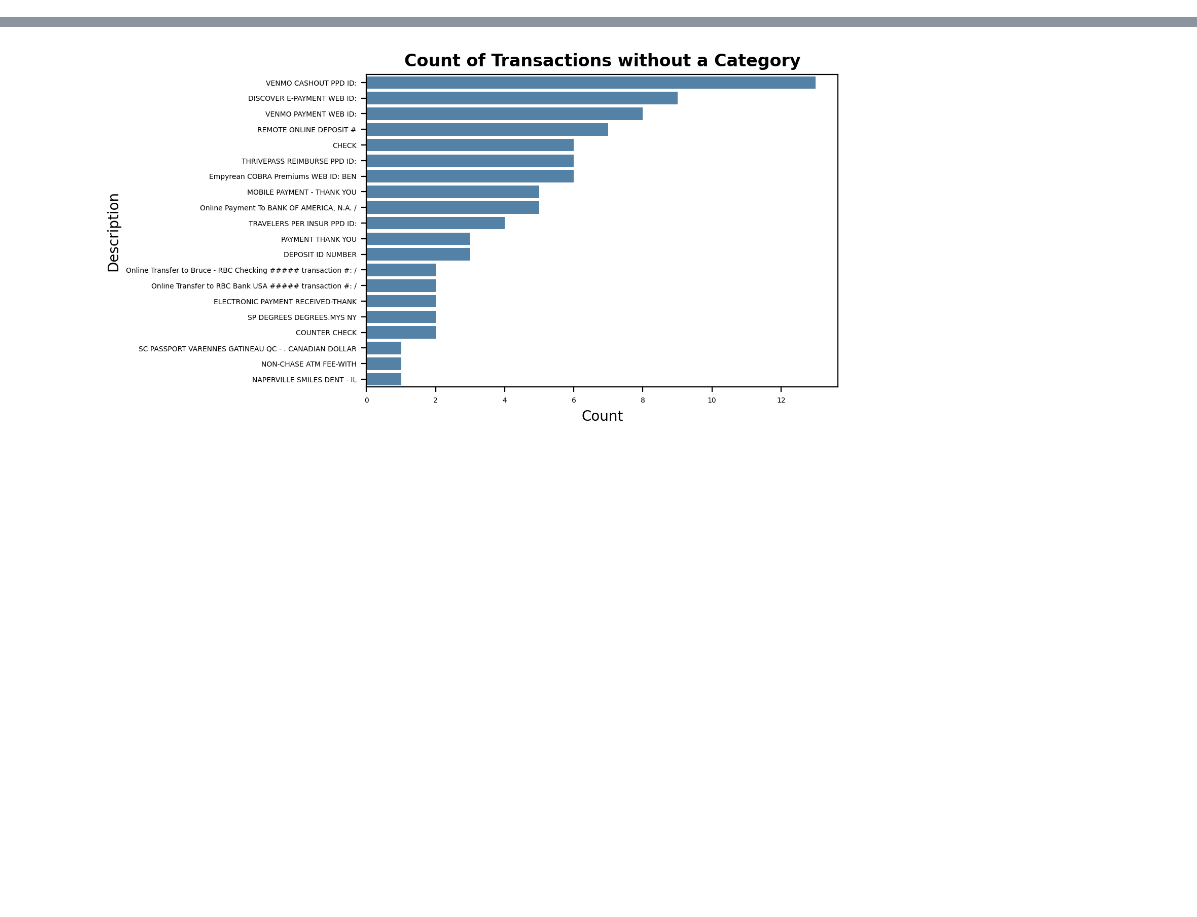
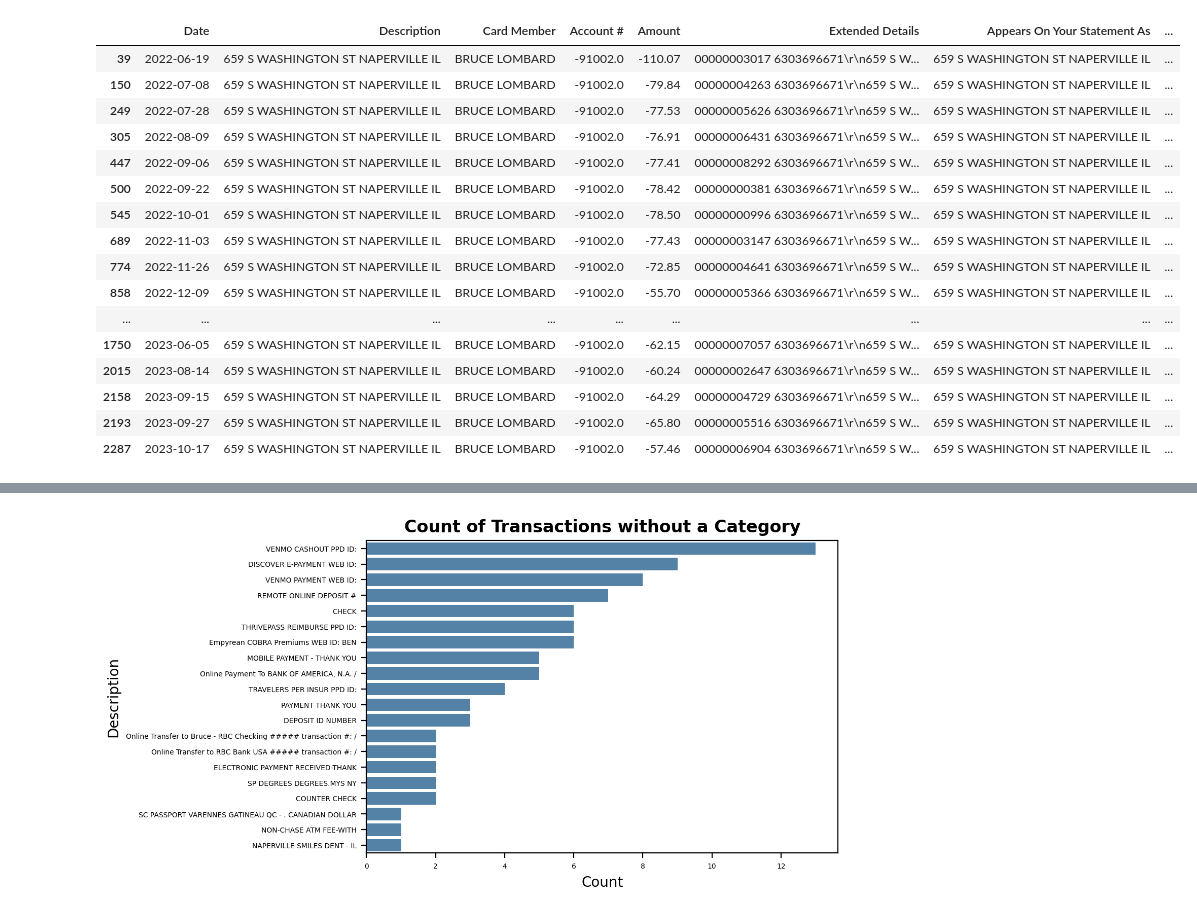
Before and after one commit to blombard24/financial-account-analysis, a Jupyter notebook: test_notebook.ipynb, the cells around one changed output, grey strips where cells are left out. Cells and saved outputs as stored; diff of their text form; code cells hidden in the pictures; blank space fills up the shorter version.

```diff
--- a/test_notebook.ipynb
+++ b/test_notebook.ipynb
@@ -23,7 +23,25 @@ map_test(df)[:5]
 # %%
 # df[df['Description'].str.contains('DISCOVER BANK *PREARRANGe',case=False)]
 # %%
-# df[df['Description'].str.contains('riverbend caf .+naperville *il',case=False, regex=True)]
+df[df['Description'].str.contains('S washington st',case=False, regex=True)]
+# %% [output]
+|  | Date | Description | Card Member | Account # | Amount | Extended Details | Appears On Your Statement As | ... |
+| 39 | 2022-06-19 | 659 S WASHINGTON ST NAPERVILLE IL | BRUCE LOMBARD | -91002.0 | -110.07 | 00000003017 6303696671\r\n659 S W... | 659 S WASHINGTON ST NAPERVILLE IL | ... |
+| 150 | 2022-07-08 | 659 S WASHINGTON ST NAPERVILLE IL | BRUCE LOMBARD | -91002.0 | -79.84 | 00000004263 6303696671\r\n659 S W... | 659 S WASHINGTON ST NAPERVILLE IL | ... |
+| 249 | 2022-07-28 | 659 S WASHINGTON ST NAPERVILLE IL | BRUCE LOMBARD | -91002.0 | -77.53 | 00000005626 6303696671\r\n659 S W... | 659 S WASHINGTON ST NAPERVILLE IL | ... |
+| 305 | 2022-08-09 | 659 S WASHINGTON ST NAPERVILLE IL | BRUCE LOMBARD | -91002.0 | -76.91 | 00000006431 6303696671\r\n659 S W... | 659 S WASHINGTON ST NAPERVILLE IL | ... |
+| 447 | 2022-09-06 | 659 S WASHINGTON ST NAPERVILLE IL | BRUCE LOMBARD | -91002.0 | -77.41 | 00000008292 6303696671\r\n659 S W... | 659 S WASHINGTON ST NAPERVILLE IL | ... |
+| 500 | 2022-09-22 | 659 S WASHINGTON ST NAPERVILLE IL | BRUCE LOMBARD | -91002.0 | -78.42 | 00000000381 6303696671\r\n659 S W... | 659 S WASHINGTON ST NAPERVILLE IL | ... |
+| 545 | 2022-10-01 | 659 S WASHINGTON ST NAPERVILLE IL | BRUCE LOMBARD | -91002.0 | -78.50 | 00000000996 6303696671\r\n659 S W... | 659 S WASHINGTON ST NAPERVILLE IL | ... |
+| 689 | 2022-11-03 | 659 S WASHINGTON ST NAPERVILLE IL | BRUCE LOMBARD | -91002.0 | -77.43 | 00000003147 6303696671\r\n659 S W... | 659 S WASHINGTON ST NAPERVILLE IL | ... |
+| 774 | 2022-11-26 | 659 S WASHINGTON ST NAPERVILLE IL | BRUCE LOMBARD | -91002.0 | -72.85 | 00000004641 6303696671\r\n659 S W... | 659 S WASHINGTON ST NAPERVILLE IL | ... |
+| 858 | 2022-12-09 | 659 S WASHINGTON ST NAPERVILLE IL | BRUCE LOMBARD | -91002.0 | -55.70 | 00000005366 6303696671\r\n659 S W... | 659 S WASHINGTON ST NAPERVILLE IL | ... |
+| ... | ... | ... | ... | ... | ... | ... | ... | ... |
+| 1750 | 2023-06-05 | 659 S WASHINGTON ST NAPERVILLE IL | BRUCE LOMBARD | -91002.0 | -62.15 | 00000007057 6303696671\r\n659 S W... | 659 S WASHINGTON ST NAPERVILLE IL | ... |
+| 2015 | 2023-08-14 | 659 S WASHINGTON ST NAPERVILLE IL | BRUCE LOMBARD | -91002.0 | -60.24 | 00000002647 6303696671\r\n659 S W... | 659 S WASHINGTON ST NAPERVILLE IL | ... |
+| 2158 | 2023-09-15 | 659 S WASHINGTON ST NAPERVILLE IL | BRUCE LOMBARD | -91002.0 | -64.29 | 00000004729 6303696671\r\n659 S W... | 659 S WASHINGTON ST NAPERVILLE IL | ... |
+| 2193 | 2023-09-27 | 659 S WASHINGTON ST NAPERVILLE IL | BRUCE LOMBARD | -91002.0 | -65.80 | 00000005516 6303696671\r\n659 S W... | 659 S WASHINGTON ST NAPERVILLE IL | ... |
+| 2287 | 2023-10-17 | 659 S WASHINGTON ST NAPERVILLE IL | BRUCE LOMBARD | -91002.0 | -57.46 | 00000006904 6303696671\r\n659 S W... | 659 S WASHINGTON ST NAPERVILLE IL | ... |
 # %%
 null_retailer_plot(df)
 # %% [output]
```
Also changed, not shown: parts of 2 cells of this notebook, 1 other file.
